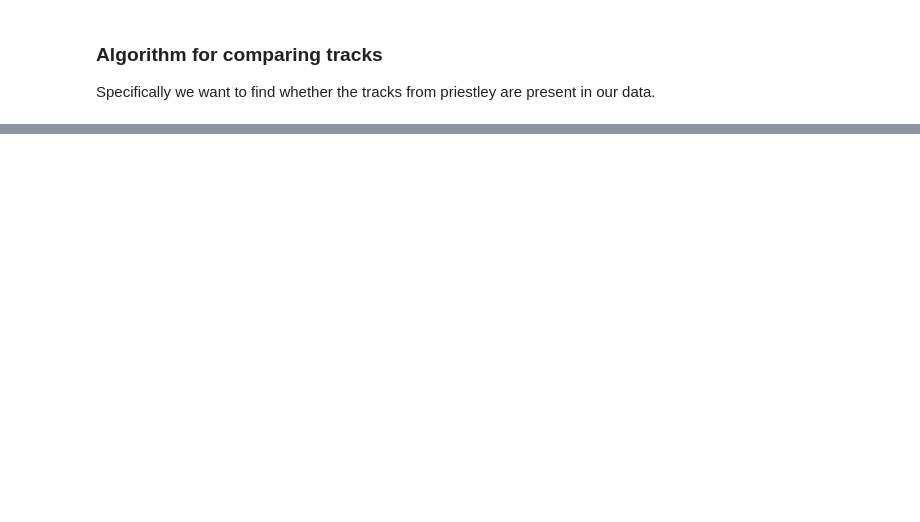
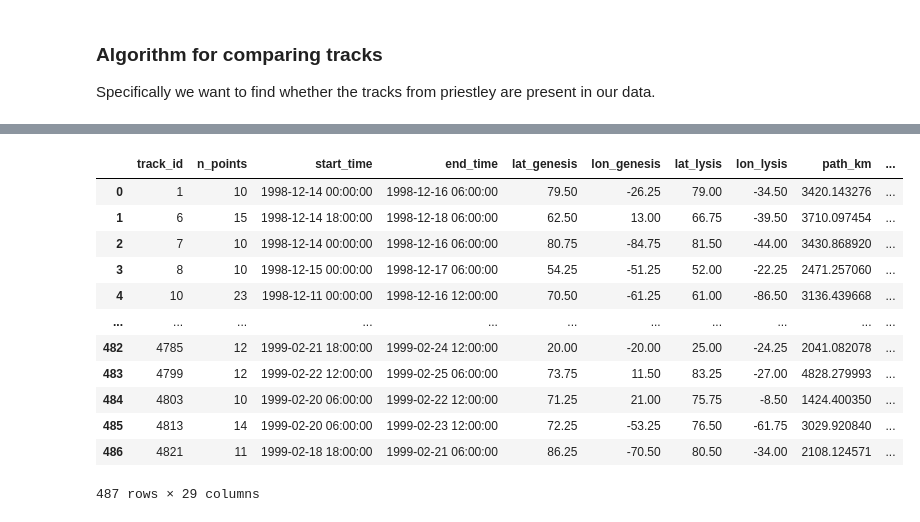
Before and after one commit to AThormann/master_thesis, a Jupyter notebook: experiments/validation_tracks/validation_priestley.ipynb, the cells around one changed output, grey strips where cells are left out. Saved outputs shown, nothing was run; the diff lists cells and outputs as text; code cells hidden in the pictures; blank space fills up the shorter version.

```diff
--- a/experiments/validation_tracks/validation_priestley.ipynb
+++ b/experiments/validation_tracks/validation_priestley.ipynb
@@ -170 +242,17 @@ else: no match
+# %%
+summary[]
+# %% [output]
+|  | track_id | n_points | start_time | end_time | lat_genesis | lon_genesis | lat_lysis | lon_lysis | path_km | ... |
+| 0 | 1 | 10 | 1998-12-14 00:00:00 | 1998-12-16 06:00:00 | 79.50 | -26.25 | 79.00 | -34.50 | 3420.143276 | ... |
+| 1 | 6 | 15 | 1998-12-14 18:00:00 | 1998-12-18 06:00:00 | 62.50 | 13.00 | 66.75 | -39.50 | 3710.097454 | ... |
+| 2 | 7 | 10 | 1998-12-14 00:00:00 | 1998-12-16 06:00:00 | 80.75 | -84.75 | 81.50 | -44.00 | 3430.868920 | ... |
+| 3 | 8 | 10 | 1998-12-15 00:00:00 | 1998-12-17 06:00:00 | 54.25 | -51.25 | 52.00 | -22.25 | 2471.257060 | ... |
+| 4 | 10 | 23 | 1998-12-11 00:00:00 | 1998-12-16 12:00:00 | 70.50 | -61.25 | 61.00 | -86.50 | 3136.439668 | ... |
+| ... | ... | ... | ... | ... | ... | ... | ... | ... | ... | ... |
+| 482 | 4785 | 12 | 1999-02-21 18:00:00 | 1999-02-24 12:00:00 | 20.00 | -20.00 | 25.00 | -24.25 | 2041.082078 | ... |
+| 483 | 4799 | 12 | 1999-02-22 12:00:00 | 1999-02-25 06:00:00 | 73.75 | 11.50 | 83.25 | -27.00 | 4828.279993 | ... |
+| 484 | 4803 | 10 | 1999-02-20 06:00:00 | 1999-02-22 12:00:00 | 71.25 | 21.00 | 75.75 | -8.50 | 1424.400350 | ... |
+| 485 | 4813 | 14 | 1999-02-20 06:00:00 | 1999-02-23 12:00:00 | 72.25 | -53.25 | 76.50 | -61.75 | 3029.920840 | ... |
+| 486 | 4821 | 11 | 1999-02-18 18:00:00 | 1999-02-21 06:00:00 | 86.25 | -70.50 | 80.50 | -34.00 | 2108.124571 | ... |
+487 rows × 29 columns
 # %%
```
Also changed, not shown: parts of 16 cells of this notebook, 5 other files.
